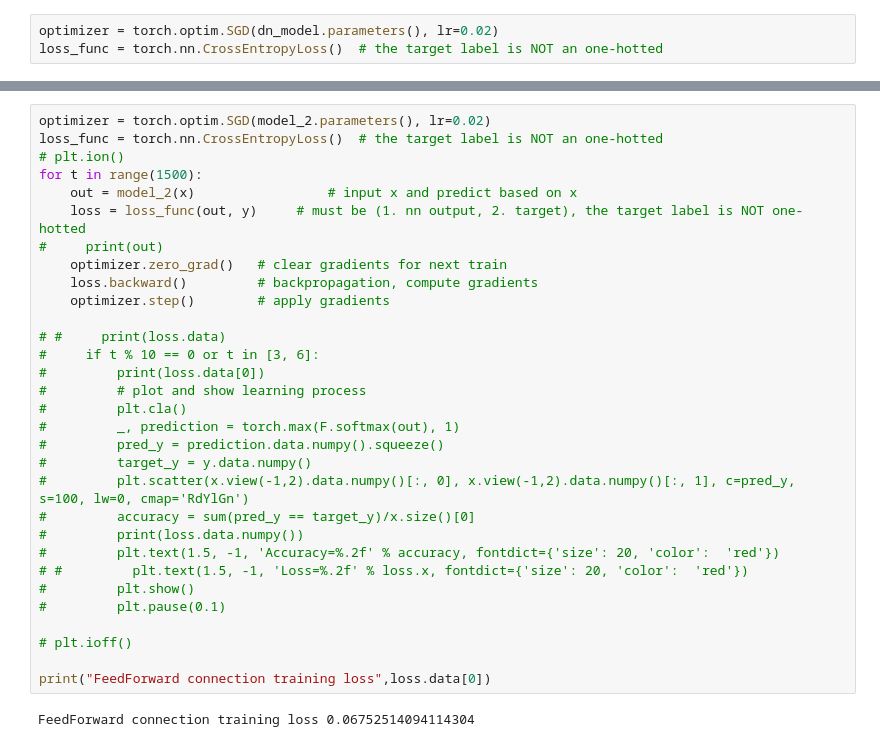
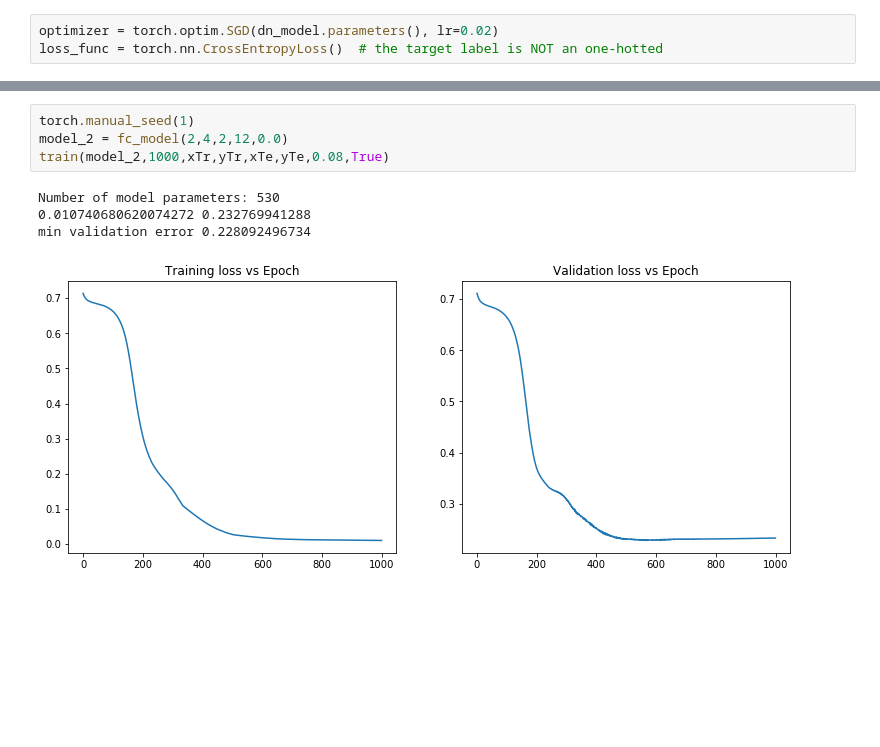
Before and after one commit to vincent6606/decision_compare, a Jupyter notebook: comparing decision boundaries.ipynb, the cells around one changed output, grey strips where cells are left out. Drawn from its saved outputs; the diff is of its cells as text; blank space fills up the shorter version.

```diff
--- a/comparing decision boundaries.ipynb
+++ b/comparing decision boundaries.ipynb
@@ -177,36 +226,12 @@ Number of model parameters: 797
-# %%
-optimizer = torch.optim.SGD(model_2.parameters(), lr=0.02)
-loss_func = torch.nn.CrossEntropyLoss()  # the target label is NOT an one-hotted
-# plt.ion()
-for t in range(1500):
-    out = model_2(x)                 # input x and predict based on x
-    loss = loss_func(out, y)     # must be (1. nn output, 2. target), the target label is NOT one-hotted
-#     print(out)
-    optimizer.zero_grad()   # clear gradients for next train
-    loss.backward()         # backpropagation, compute gradients
-    optimizer.step()        # apply gradients
-
-# #     print(loss.data)
-#     if t % 10 == 0 or t in [3, 6]:
-#         print(loss.data[0])
-#         # plot and show learning process
-#         plt.cla()
-#         _, prediction = torch.max(F.softmax(out), 1)
-#         pred_y = prediction.data.numpy().squeeze()
-#         target_y = y.data.numpy()
-#         plt.scatter(x.view(-1,2).data.numpy()[:, 0], x.view(-1,2).data.numpy()[:, 1], c=pred_y, s=100, lw=0, cmap='RdYlGn')
-#         accuracy = sum(pred_y == target_y)/x.size()[0]
-#         print(loss.data.numpy())
-#         plt.text(1.5, -1, 'Accuracy=%.2f' % accuracy, fontdict={'size': 20, 'color':  'red'})
-# #         plt.text(1.5, -1, 'Loss=%.2f' % loss.x, fontdict={'size': 20, 'color':  'red'})
-#         plt.show()
-#         plt.pause(0.1)
-
-# plt.ioff()
-
-print("FeedForward connection training loss",loss.data[0])
-# %% [output]
-FeedForward connection training loss 0.06752514094114304
+# %%
+torch.manual_seed(1)
+model_2 = fc_model(2,4,2,12,0.0)
+train(model_2,1000,xTr,yTr,xTe,yTe,0.08,True)
+# %% [output]
+Number of model parameters: 530
+0.010740680620074272 0.232769941288
+min validation error 0.228092496734
+[figure, added]
 # %%
 class DenseLayer(nn.Module):
     def __init__(self,in_planes,n_hidden,dropRate):
```
Also changed, not shown: parts of 29 cells of this notebook, 2 other files.
